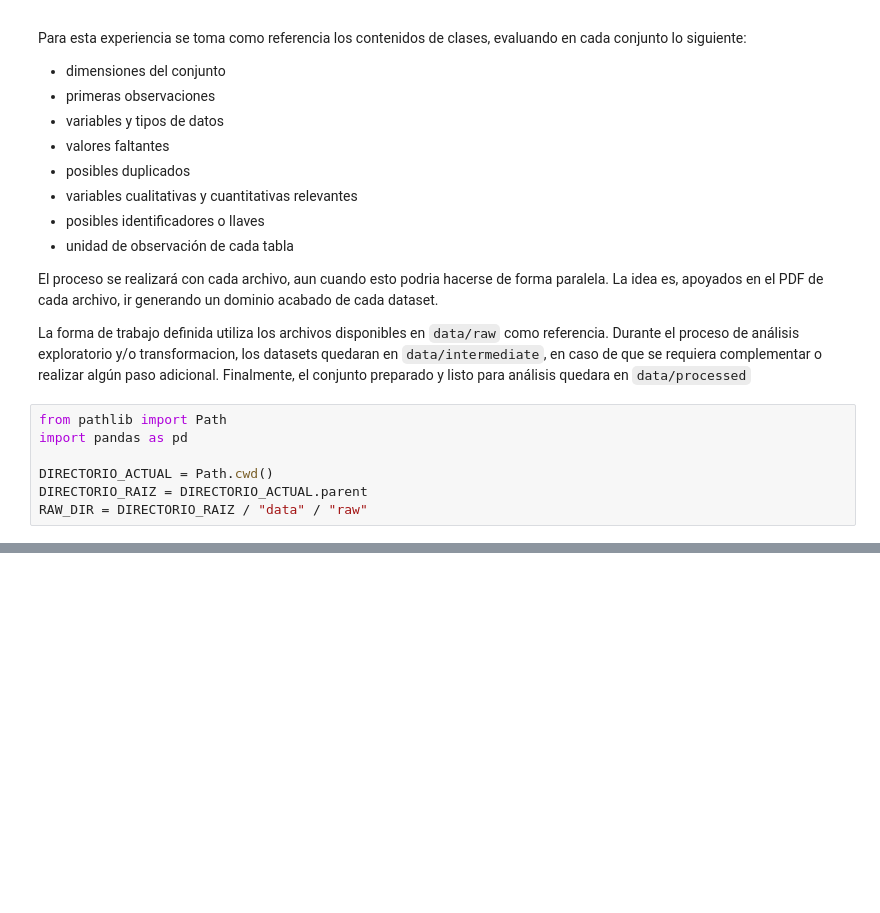
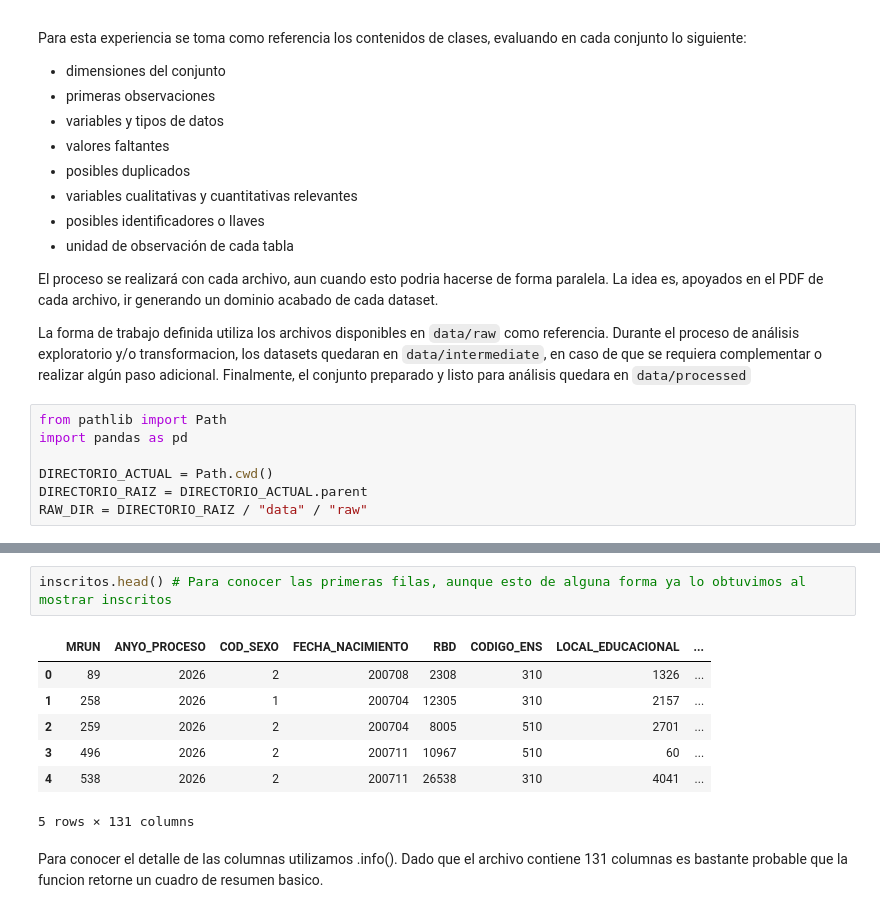
Before and after one commit to nicklichen/proyecto-paes-2026, a Jupyter notebook: notebooks/01_exploracion_datos.ipynb, the cells around one changed output, grey strips where cells are left out. Cells and saved outputs as stored; diff of their text form; blank space fills up the shorter version.

```diff
--- a/notebooks/01_exploracion_datos.ipynb
+++ b/notebooks/01_exploracion_datos.ipynb
@@ -26,0 +71,12 @@ RAW_DIR = DIRECTORIO_RAIZ / "data" / "raw"
+# %%
+inscritos.head() # Para conocer las primeras filas, aunque esto de alguna forma ya lo obtuvimos al mostrar inscritos
+# %% [output]
+|  | MRUN | ANYO_PROCESO | COD_SEXO | FECHA_NACIMIENTO | RBD | CODIGO_ENS | LOCAL_EDUCACIONAL | ... |
+| 0 | 89 | 2026 | 2 | 200708 | 2308 | 310 | 1326 | ... |
+| 1 | 258 | 2026 | 1 | 200704 | 12305 | 310 | 2157 | ... |
+| 2 | 259 | 2026 | 2 | 200704 | 8005 | 510 | 2701 | ... |
+| 3 | 496 | 2026 | 2 | 200711 | 10967 | 510 | 60 | ... |
+| 4 | 538 | 2026 | 2 | 200711 | 26538 | 310 | 4041 | ... |
+5 rows × 131 columns
+# %% [markdown]
+Para conocer el detalle de las columnas utilizamos .info(). Dado que el archivo contiene 131 columnas es bastante probable que la funcion retorne un cuadro de resumen basico.
```
Also changed, not shown: parts of 18 cells of this notebook.
